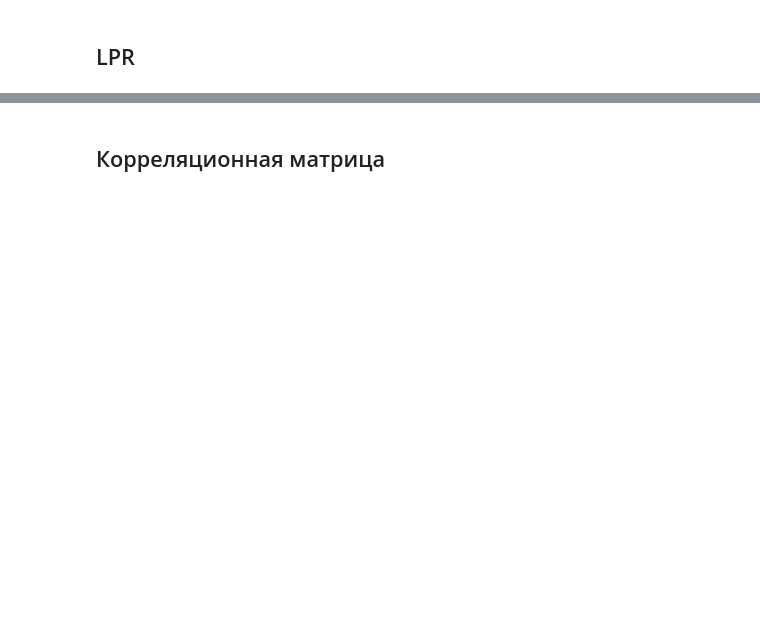
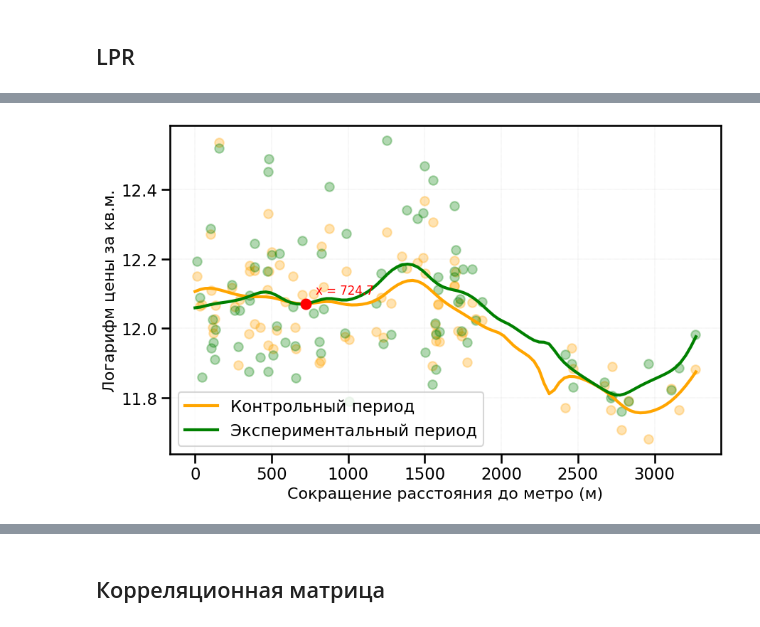
Before and after one commit to andrewch28/Cian, a Jupyter notebook: cian.ipynb, the cells around one changed output, grey strips where cells are left out. Cells and saved outputs as stored; diff of their text form; code cells hidden in the pictures; blank space fills up the shorter version.

```diff
--- a/cian.ipynb
+++ b/cian.ipynb
@@ -150,0 +91,72 @@ plt.show()
+# %%
+
+
+# Предполагается, что у вас уже загружен DataFrame lpr_data с колонками:
+# "post", "log_discounted_value", "Сокращение расстояния"
+
+# Разбиваем данные на контрольный (post==0) и экспериментальный (post==1) периоды
+lpr_before = lpr_data[lpr_data["post"] == 0]
+lpr_after = lpr_data[lpr_data["post"] == 1]
+
+def local_poly_regression(lpr_data, color, label):
+    # Создаем объект KernelReg для локальной полиномиальной регрессии
+    kr = KernelReg(
+        endog=lpr_data["log_discounted_value"],
+        exog=lpr_data["Сокращение расстояния"],
+        var_type='c',
+        reg_type='ll',
+        bw=[130]
+    )
+    # Определяем общий диапазон значений по оси X
+    distance_range = np.linspace(0, 3270, 100)
+    # Получаем предсказания
+    predicted_log_price, _ = kr.fit(distance_range)
+
+    # Строим scatter-график исходных данных и линию регрессии
+    plt.scatter(lpr_data["Сокращение расстояния"], lpr_data["log_discounted_value"],
+                alpha=0.3, color=color, marker="o")
+    plt.plot(distance_range, predicted_log_price, color=color, label=label, linewidth=3)
+
+    # Возвращаем объект регрессии и диапазон значений
+    return kr, distance_range
+
+sns.set_context("talk")  # варианты: paper, notebook, talk, poster
+plt.figure(figsize=(10, 6))
+
+# Строим кривые для контрольного и экспериментального периодов
+kr_before, distance_range = local_poly_regression(lpr_before, color="orange", label="Контрольный период")
+kr_after, _ = local_poly_regression(lpr_after, color="green", label="Экспериментальный период")
+
+# Вычисляем предсказанные значения для обоих периодов по общему диапазону
+pred_before, _ = kr_before.fit(distance_range)
+pred_after, _ = kr_after.fit(distance_range)
+
+# Вычисляем разность между предсказанными значениями
+diff = pred_before - pred_after
+
+# Находим все индексы, где разность меняет знак (т.е. линии пересекаются)
+indices = np.where(np.diff(np.sign(diff)))[0][[-1]]
+
+# Для каждого найденного индекса определяем точку пересечения
+for idx in indices:
+    # Интерполируем для более точного определения точки пересечения
+    x1, x2 = distance_range[idx], distance_range[idx+1]
+    y1_diff, y2_diff = diff[idx], diff[idx+1]
+    intersect_x = x1 - y1_diff * (x2 - x1) / (y2_diff - y1_diff)
+    # Определяем y в точке пересечения (например, по контрольной линии)
+    intersect_y, _ = kr_before.fit([intersect_x])
+
+    # Отмечаем точку на графике
+    plt.scatter(intersect_x, intersect_y, color="red", s=100, zorder=5)
+    # Подписываем точку: подписываем только значение x
+    plt.annotate(f"x = {intersect_x:.1f}", (intersect_x, intersect_y),
+                 textcoords="offset points", xytext=(10,10), fontsize=12, color="red")
+
+plt.xlabel("Сокращение расстояния до метро (м)", fontsize=16)
+plt.ylabel("Логарифм цены за кв.м.", fontsize=16)
+plt.legend()
+plt.grid(True, linestyle=":", linewidth=0.3)
+plt.savefig("LPR", dpi=300)
+plt.show()
+# %% [output]
+[figure, added]
```
Also changed, not shown: parts of 90 cells of this notebook, 16 other files.
